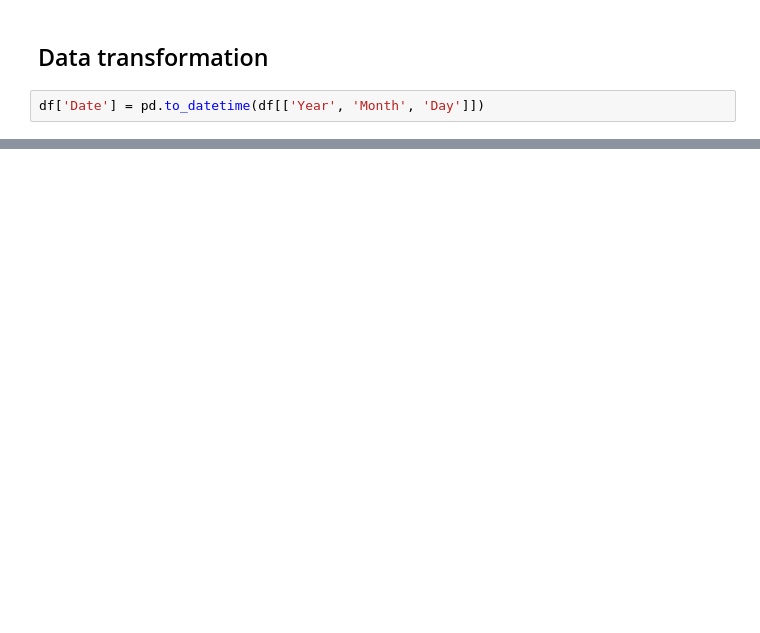
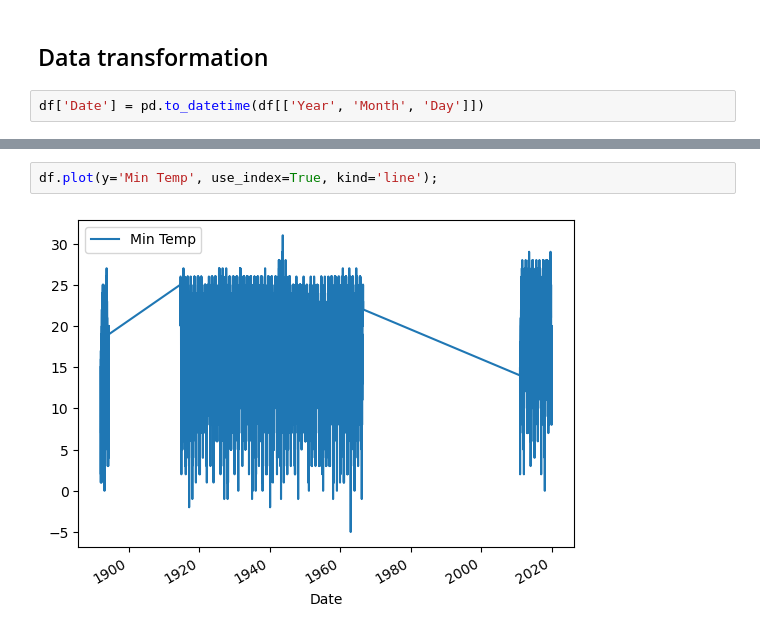
Before and after one commit to Iskanderrus/time_series, a Jupyter notebook: 001_SPb in Florida.ipynb, the cells around one changed output, grey strips where cells are left out. Saved outputs shown, nothing was run; the diff lists cells and outputs as text; blank space fills up the shorter version.

```diff
--- a/001_SPb in Florida.ipynb
+++ b/001_SPb in Florida.ipynb
@@ -206,0 +221,4 @@ df.head()
+# %%
+df.plot(y='Min Temp', use_index=True, kind='line');
+# %% [output]
+[figure, added]
```
Also changed, not shown: parts of 6 cells of this notebook.
